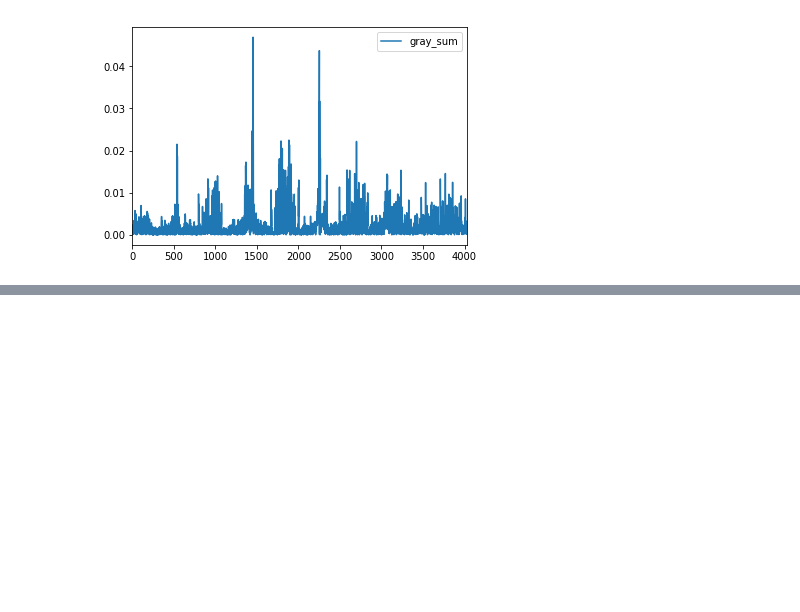
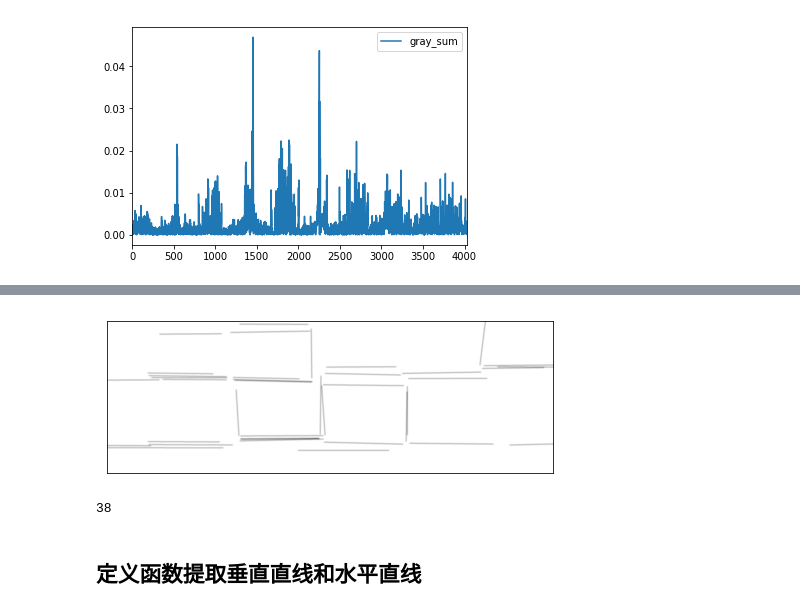
Before and after one commit to HerikkWang/Graduation_project_cv, a Jupyter notebook: project/image_vertical_segmentation.ipynb, the cells around one changed output, grey strips where cells are left out. Cells and saved outputs as stored; diff of their text form; code cells hidden in the pictures; blank space fills up the shorter version.

```diff
--- a/project/image_vertical_segmentation.ipynb
+++ b/project/image_vertical_segmentation.ipynb
@@ -83,0 +150,25 @@ df1.plot()
+# %%
+def line_filter_by_angle_distance(lines, distance_min, distance_max, angle_precision=10):
+    line_list = []
+    for line in lines:
+        x0 = line[0][0]
+        y0 = line[0][1]
+        x1 = line[1][0]
+        y1 = line[1][1]
+        if distance_min <= np.sqrt((x0 - x1) ** 2 + (y0 - y1) ** 2) <= distance_max:
+            if x0 == x1 or y0 == y1:
+                line_list.append([(x0, y0), (x1, y1)])
+            elif not angle_precision <= np.arctan(np.fabs(y0 - y1) / np.fabs(x0 - x1)) * 180 / np.pi <= (90 - angle_precision):
+                line_list.append([(x0, y0), (x1, y1)])
+    return line_list
+# %%
+lines_2 = line_filter_by_angle_distance(lines_sp, gray_img.shape[0]/3.5, gray_img.shape[0]/1.3)
+line_drawer(lines_2, gray_img.shape)
+# %% [output]
+[figure, added]
+# %%
+len(lines_2)
+# %% [output]
+38
+# %% [markdown]
+## 定义函数提取垂直直线和水平直线
```
Also changed, not shown: parts of 26 cells of this notebook.
